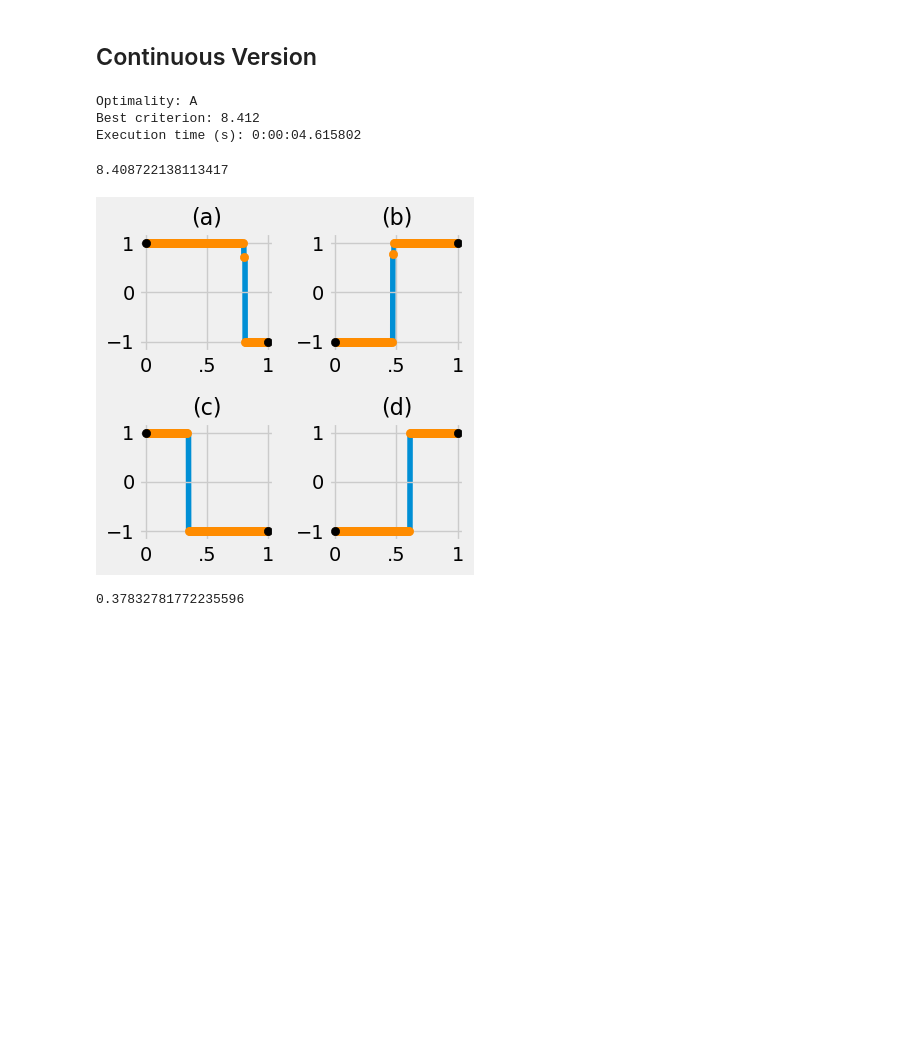
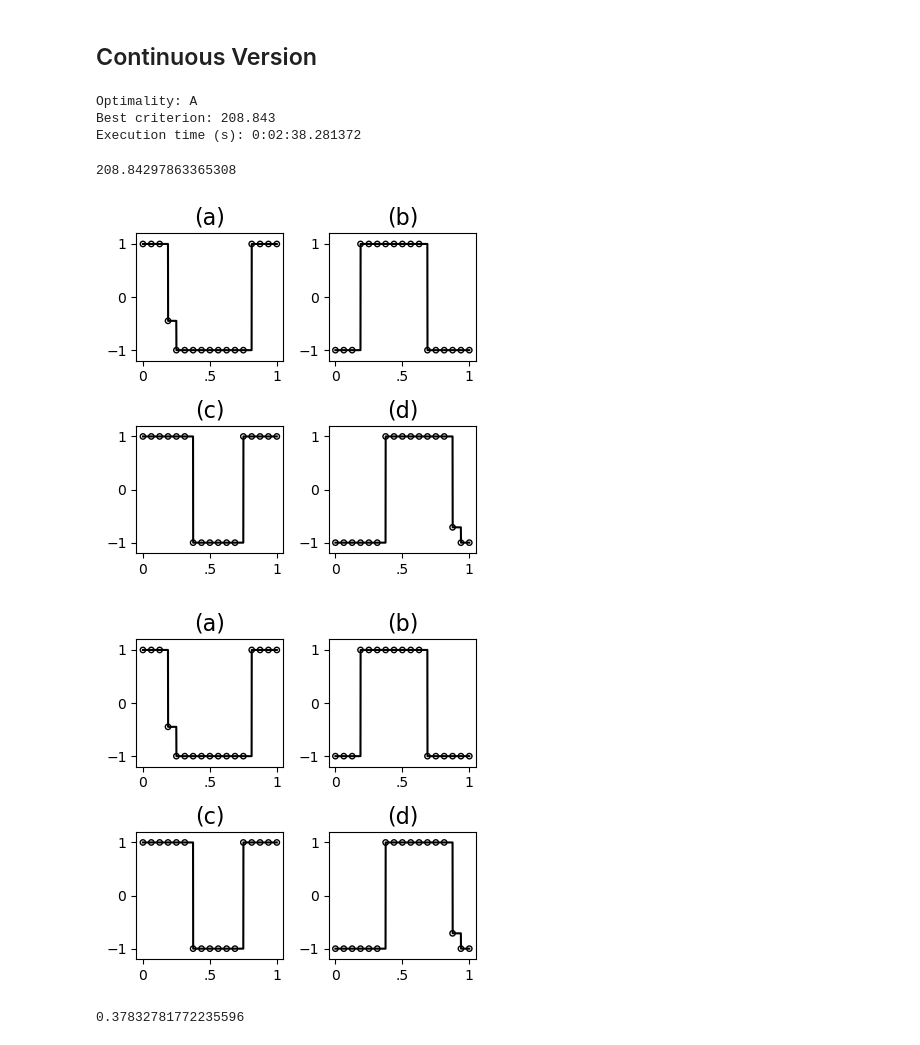
Before and after one commit to TedOiler/dexpy, a Jupyter notebook: v2/test_algorithms.ipynb, the cells around one changed output. Drawn from its saved outputs; the diff is of its cells as text; code cells hidden in the pictures; blank space fills up the shorter version.

```diff
--- a/v2/test_algorithms.ipynb
+++ b/v2/test_algorithms.ipynb
@@ -30,7 +30,7 @@ epochs = 1_000
 optimality = 'A'
 method = 'L-BFGS-B'
 n_x = [16]
-n_b = [2]
+n_b = [3]
 scalars = 0
 J_cb = Jcb(*[calc_basis_matrix(x_basis=x, b_basis=b) for x, b in zip(n_x, n_b)])
 R_0 = R(*[calc_penalty_matrix(n_b=b) for b in n_b])
@@ -124,29 +124,30 @@ results, best_cr = cordex_continuous(runs=runs,
                                      R_0=None,
                                      smooth_pen=0,
                                      ridge_pen=0,
-                                     epochs=3,
-                                     method='L-BFGS-B',
+                                     epochs=1000,
+                                     method='Powell',
                                      random_start=False,
                                      final_pass=True,
-                                     final_pass_iter=10)
+                                     final_pass_iter=100)
 end = timer()
 print(f"Optimality: {optimality}"
       f"\nBest criterion: {np.round(best_cr,3)}"
       f"\nExecution time (s): {timedelta(seconds=end-start)}")
 # %% [output]
 Optimality: A
-Best criterion: 8.412
-Execution time (s): 0:00:04.615802
+Best criterion: 208.843
+Execution time (s): 0:02:38.281372
 # %%
 Z = np.hstack((np.ones((runs,1)), results @ J_cb))
 M = Z.T @ Z
 np.trace(np.linalg.inv(M))
 # %% [output]
-8.408722138113417
+208.84297863365308
 # %%
-subplot_results(sub_x=2, sub_y=2, T=np.linspace(0, 1, 1000), results=results, size=35, save=False)
+subplot_results(sub_x=2, sub_y=2, T=np.linspace(0, 1, 1000), results=results, size=15)
 # %% [output]
-[figure, old version]
+[figure, new version]
+[figure, added]
 # %%
 Z = np.hstack((np.ones((runs,1)),results @ J_cb))
 M = Z.T @ Z
```
Also changed, not shown: 13 other files.
